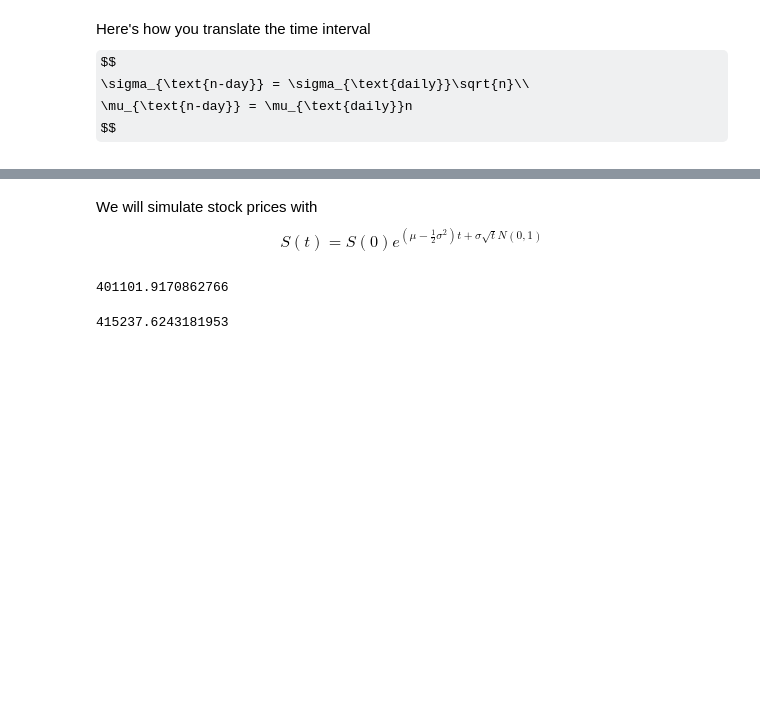
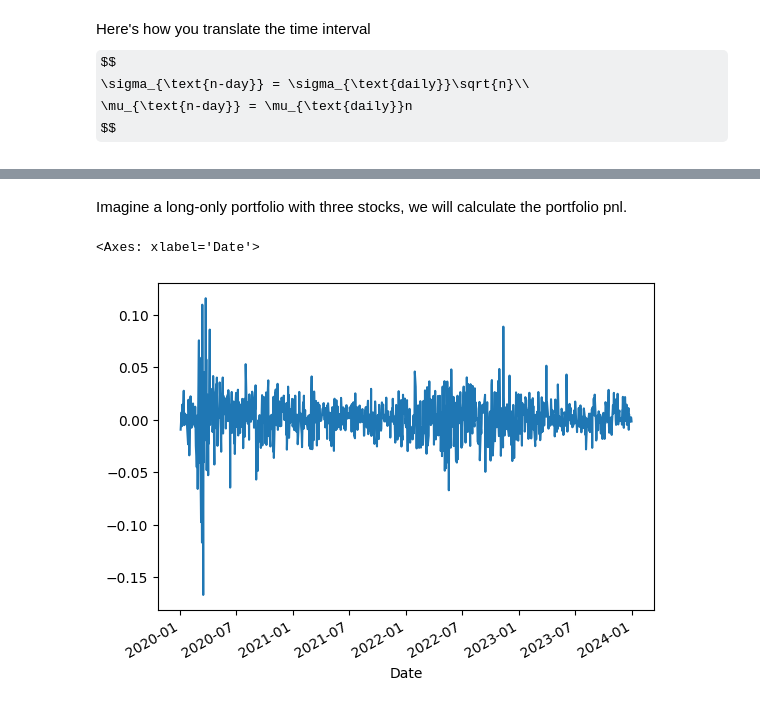
Before and after one commit to weijie-chen/Time-Series-and-Financial-Engineering-With-Python, a Jupyter notebook: FinEng Chapter 5 - Value at Risk (VaR).ipynb, the cells around one changed output, grey strips where cells are left out. Cells and saved outputs as stored; diff of their text form; code cells hidden in the pictures; some formulas as TeX source; blank space fills up the shorter version.

```diff
--- a/FinEng Chapter 5 - Value at Risk (VaR).ipynb
+++ b/FinEng Chapter 5 - Value at Risk (VaR).ipynb
@@ -84,35 +51,18 @@ VaR in 2 days under 0.05 significance level is $84985.07
-# %% [markdown]
-We will simulate stock prices with
-$$
-S(t)=S(0) e^{\left(\mu-\frac{1}{2} \sigma^2\right) t+\sigma \sqrt{t}  N(0, 1)}
-$$
-# %%
-class VaR_MC:
-    def __init__(self, S, mu, sigma, confi, n, iterations):
-        self.S = S
-        self.mu = mu
-        self.sigma = sigma
-        self.confi = confi
-        self.n = n
-        self.iterations = iterations
-
-    def simulation(self):
-        rand_W = np.random.normal(0, 1, [1, self.iterations]) # size 1 by x, this will give a 2-d array
-        stock_price = self.S * np.exp((self.mu - .5*self.sigma**2)*self.n + self.sigma * np.sqrt(self.n) * rand_W)
-        stock_price = np.sort(stock_price)
-        percentile = np.percentile(stock_price, (1-self.confi)*100)
-        return self.S - percentile
-
-if __name__ == '__main__':
-    df['return'] = (np.log(df['TSLA']) - np.log(df['TSLA'].shift())).dropna()
-    mu = df['return'].mean()
-    sigma = df['return'].std()
-    model = VaR_MC(1e6, mu, sigma, .95, 100, 1000)
-    var = model.simulation()
-var
-# %% [output]
-401101.9170862766
-# %%
-var
-# %% [output]
-415237.6243181953
+# %% [markdown]
+Imagine a long-only portfolio with three stocks, we will calculate the portfolio pnl.
+# %%
+data = download_data(
+    security=['AAPL', 'LULU', 'C'],
+    dropna=True,
+    start_date=dt.date(2020, 1, 1),
+    end_date=dt.date(2024, 1, 1)
+)
+
+portfolio_returns = data.pct_change()
+weights = np.array([0.5, 0.3, 0.2])
+portfolio_returns[c.PORTFOLIO_RETURN] = portfolio_returns.dot(weights)
+# %%
+portfolio_returns[c.PORTFOLIO_RETURN].plot()
+# %% [output]
+<Axes: xlabel='Date'>
+[figure, added]
```
Also changed, not shown: parts of 14 cells of this notebook, 7 other files.
